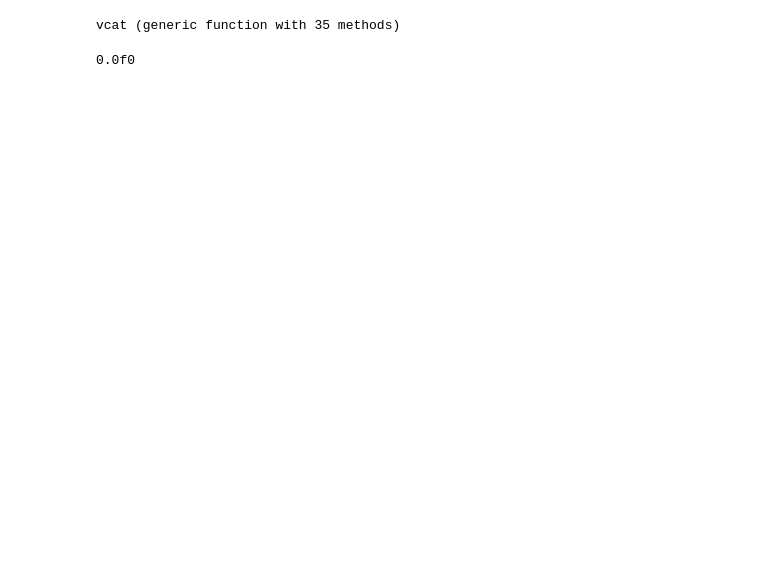
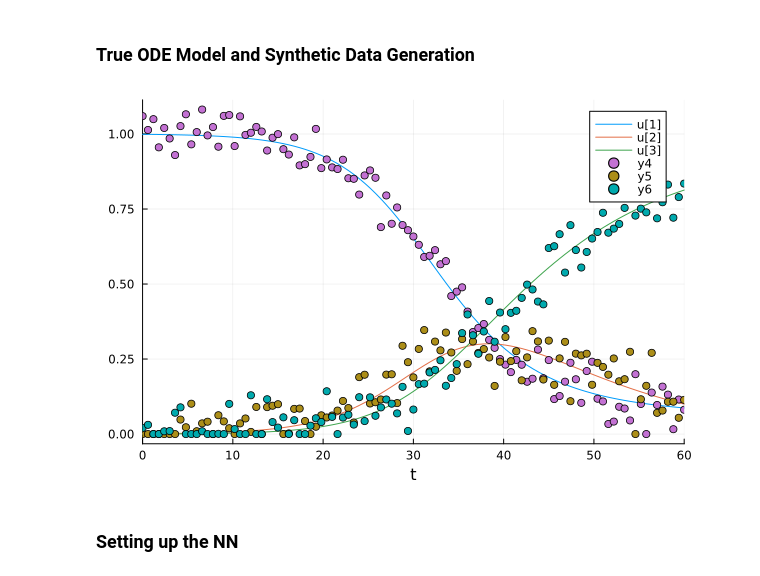
Before and after one commit to Salty-Ramen/Learning-Julia, a Jupyter notebook: MLP_on_DE.ipynb, the cells around one changed output. Cells and saved outputs as stored; diff of their text form; code cells hidden in the pictures; blank space fills up the shorter version.

```diff
--- a/MLP_on_DE.ipynb
+++ b/MLP_on_DE.ipynb
@@ -178,8 +11,63 @@ model(time_test')[1,:]
-# %%
-vcat
-# %% [output]
-vcat (generic function with 35 methods)
-# %%
-a
-# %% [output]
-0.0f0
+# %% [markdown]
+### True ODE Model and Synthetic Data Generation
+# %%
+struct SIR_params
+    β::Float32
+    γ::Float32
+end
+
+# SIR model method for DifferentialEquations call
+function SIR_model!(du, u, p::SIR_params, t)
+    S, I, R = u
+    du[1] = -p.β * S * I
+    du[2] =  p.β * S * I - p.γ * I
+    du[3] =  p.γ * I
+end
+
+# SIR model non mutating function method to calculate NN RHS
+SIR_model(y::AbstractMatrix{<:Real}, p::SIR_params) = begin
+
+    dS = - p.β .* y[1, :] .* y[2, :]
+    dI = p.β .* y[1,:] .* y[2, :] - p.γ .* y[2, :]
+    dR = p.γ .* y[2, :]
+    permutedims(hcat(dS, dI, dR))
+end
+
+# Fast default RNG. Does not get messed up with a global RNG
+rng = Random.MersenneTwister(42)
+
+true_SIR_par = SIR_params(0.30, 0.1)
+t_span = (0.0, 60.0)
+N_obs = 101
+
+# Collect seems to turn an iterable into an array
+t_obs_array = range(t_span[1], t_span[2], length=N_obs) |> collect
+u0 = [0.999, 0.001, 0.0]
+
+prob = DifferentialEquations.ODEProblem(SIR_model!, u0, t_span, true_SIR_par)
+sol = DifferentialEquations.solve(
+    prob,
+    DifferentialEquations.Tsit5();
+    saveat = t_obs_array
+)
+sol_ = Array(sol)
+
+# Add some noise
+noise_sd = 0.05
+noisy_data = clamp.(begin
+    sol_ + noise_sd.* Random.randn(rng, size(sol_)...)
+end,0, Inf)
+
+# Convert to Float32 to keep everyone happy
+t_train = Float32.(t_obs_array)
+Y_train = Float32.(noisy_data)
+y0_obs  = Y_train[:, 1]     # IC for penalty
+
+Plots.plot(sol)
+Plots.scatter!(t_train, Y_train[1,:])
+Plots.scatter!(t_train, Y_train[2,:])
+Plots.scatter!(t_train, Y_train[3,:])
+# %% [output]
+[figure, added]
+# %% [markdown]
+### Setting up the NN
```
Also changed, not shown: parts of 24 cells of this notebook.
